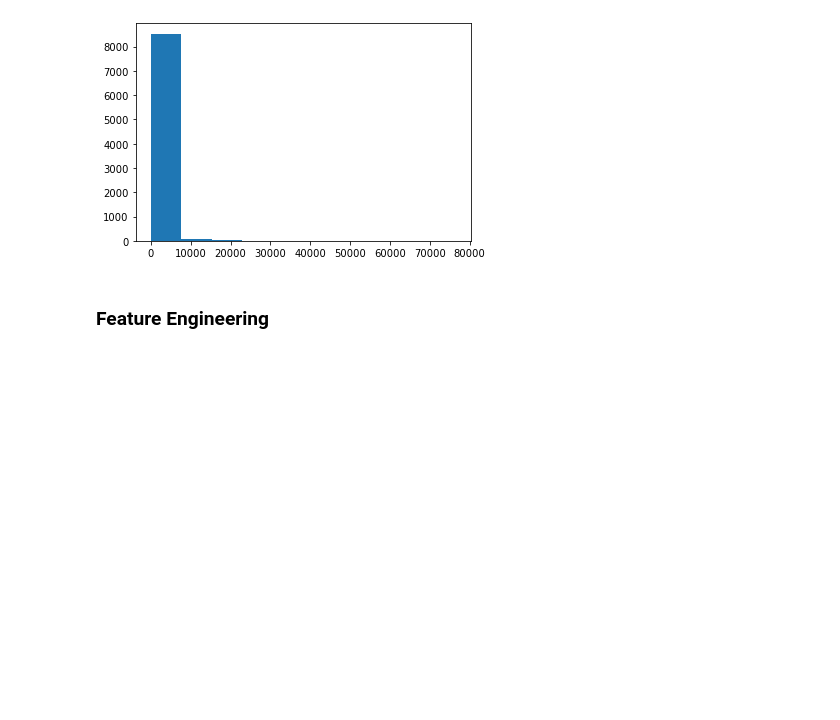
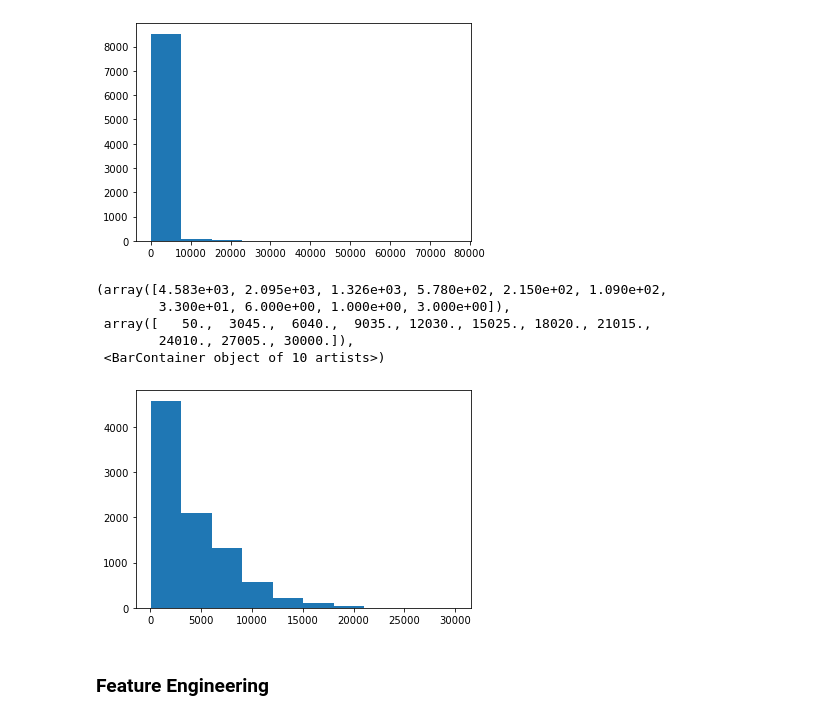
Before and after one commit to xwu0223/MBAN-6400-Project, a Jupyter notebook: MBAN6400_Project_A.ipynb, the cells around one changed output. Drawn from its saved outputs; the diff is of its cells as text; code cells hidden in the pictures; blank space fills up the shorter version.

Commit message:
credit limit hist plot

```diff
--- a/MBAN6400_Project_A.ipynb
+++ b/MBAN6400_Project_A.ipynb
@@ -100,6 +100,15 @@ plt.hist(cc_data['MINIMUM_PAYMENTS'])
         6.1124972e+04, 6.8765591e+04, 7.6406210e+04]),
  <BarContainer object of 10 artists>)
 [figure]
+# %%
+plt.hist(cc_data['CREDIT_LIMIT'])
+# %% [output]
+(array([4.583e+03, 2.095e+03, 1.326e+03, 5.780e+02, 2.150e+02, 1.090e+02,
+        3.300e+01, 6.000e+00, 1.000e+00, 3.000e+00]),
+ array([   50.,  3045.,  6040.,  9035., 12030., 15025., 18020., 21015.,
+        24010., 27005., 30000.]),
+ <BarContainer object of 10 artists>)
+[figure, added]
 # %%
 data = cc_data.copy()
 # payments = 0 and MINIMUM_PAYMENTS = NaN, assign MINIMUM_PAYMENTS to 0, else assign to nan
```
